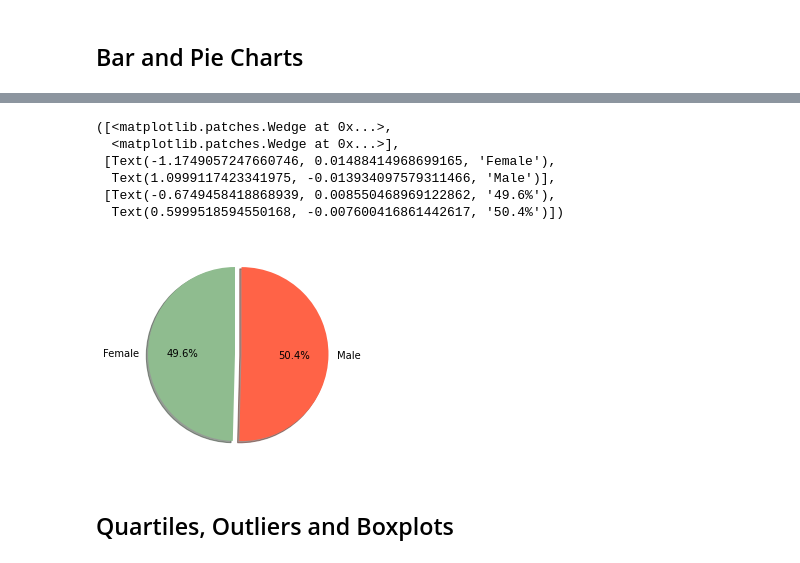
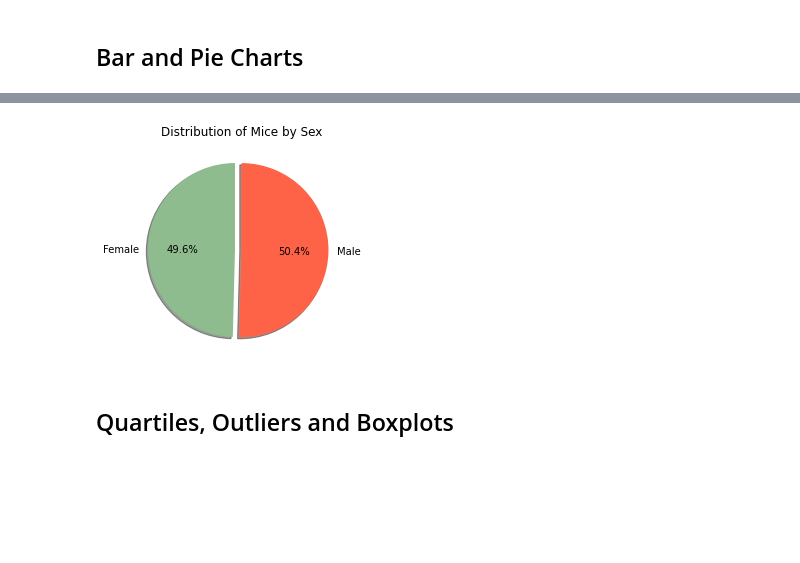
Before and after one commit to njmorr/matplotlib-challenge, a Jupyter notebook: pymaceuticals.ipynb, the cells around one changed output, grey strips where cells are left out. Cells and saved outputs as stored; diff of their text form; code cells hidden in the pictures; blank space fills up the shorter version.

```diff
--- a/pymaceuticals.ipynb
+++ b/pymaceuticals.ipynb
@@ -206,18 +210,18 @@ plt.show()
 # %%
 # Generate a pie plot showing the distribution of female versus male mice using pyplot
+#mice_sex
+
 labels = ["Female","Male"]
 colors = ["darkseagreen","tomato"]
 explode = (0.075,0)
 
-plt.pie(mice_sex, explode=explode, labels=labels, colors=colors,autopct="%1.1f%%", shadow=True, startangle = 90)
+plt.pie(mice_sex, explode=explode, labels=labels, colors=colors,
+        autopct="%1.1f%%", shadow=True, startangle = 90)
+
+plt.title("Distribution of Mice by Sex")
+plt.show()
 # %% [output]
-([<matplotlib.patches.Wedge at 0x...>,
-  <matplotlib.patches.Wedge at 0x...>],
- [Text(-1.1749057247660746, 0.01488414968699165, 'Female'),
-  Text(1.0999117423341975, -0.013934097579311466, 'Male')],
- [Text(-0.6749458418868939, 0.008550468969122862, '49.6%'),
-  Text(0.5999518594550168, -0.007600416861442617, '50.4%')])
-[figure, old version]
+[figure, new version]
 # %% [markdown]
 ## Quartiles, Outliers and Boxplots
 # %%
```
Also changed, not shown: parts of 3 cells of this notebook.
